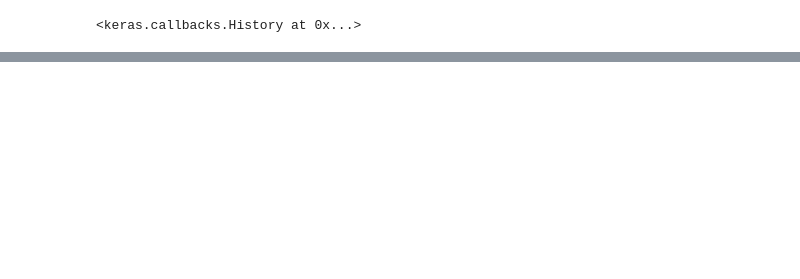
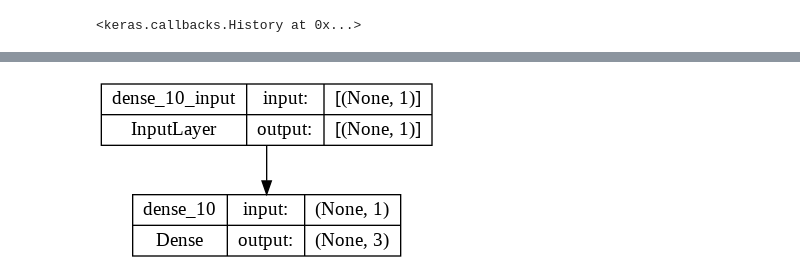
Before and after one commit to fabiodemo/Tensorflow-Developer-Certificate, a Jupyter notebook: Neural Network Regression/01_neural_network_regression.ipynb, the cells around one changed output, grey strips where cells are left out. Cells and saved outputs as stored; diff of their text form; code cells hidden in the pictures; blank space fills up the shorter version.

Commit message:
Evaluating a model part 4

```diff
--- a/Neural Network Regression/01_neural_network_regression.ipynb
+++ b/Neural Network Regression/01_neural_network_regression.ipynb
@@ -514,0 +528,6 @@ model.fit(X_train, y_train, epochs=100, verbose=0)
+# %%
+from tensorflow.keras.utils import plot_model
+
+plot_model(model=model, show_shapes=True)
+# %% [output]
+[figure, added]
```
Also changed, not shown: parts of 17 cells of this notebook.
